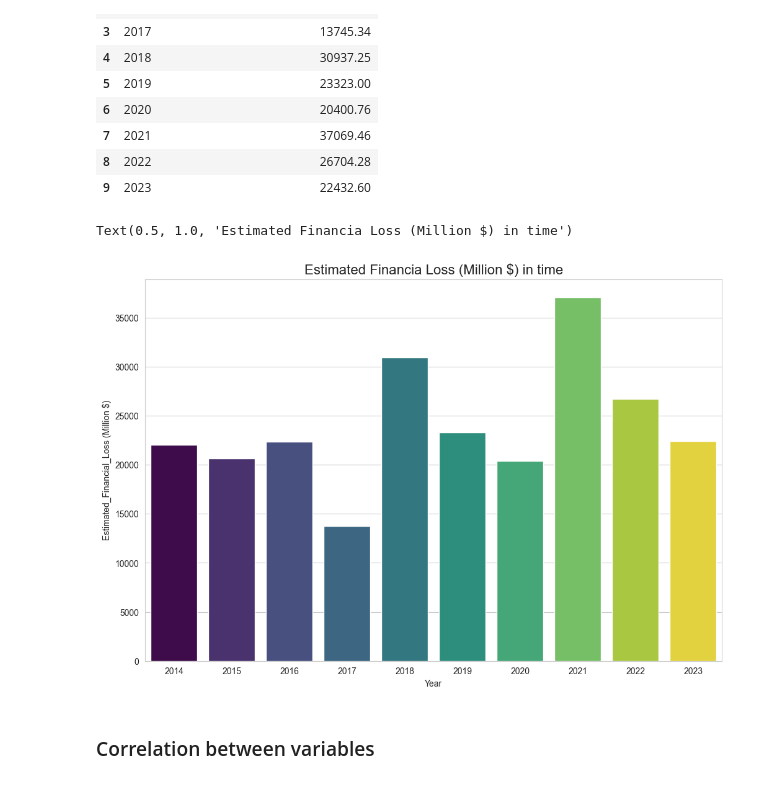
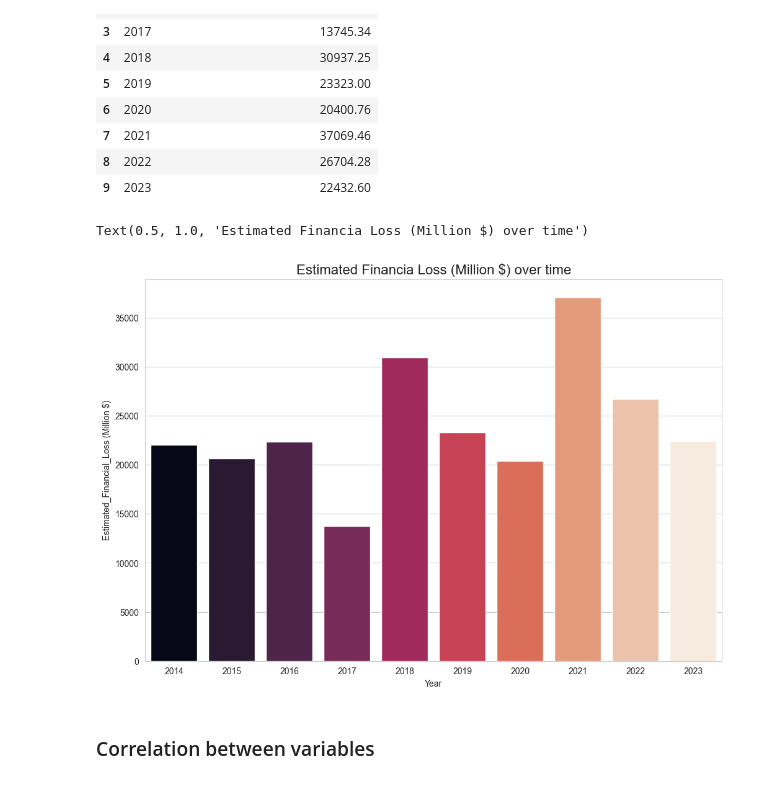
Before and after one commit to Vitor06/California-Wildfire-Demage, a Jupyter notebook: main.ipynb, the cells around one changed output. Saved outputs shown, nothing was run; the diff lists cells and outputs as text; code cells hidden in the pictures.

```diff
--- a/main.ipynb
+++ b/main.ipynb
@@ -237,11 +237,11 @@ data_set_grouped_By_Year_Sum_Estimated_Financial_Loss
 | 9 | 2023 | 22432.60 |
 # %%
 plt.figure(figsize=(12, 8))
-sns.barplot(x='Year',hue='Year',legend=False, y='Estimated_Financial_Loss (Million $)', data=data_set_grouped_By_Year_Sum_Estimated_Financial_Loss, palette='viridis')
-plt.title('Estimated Financia Loss (Million $) in time', fontsize=16)
+sns.barplot(x='Year',hue='Year',legend=False, y='Estimated_Financial_Loss (Million $)', data=data_set_grouped_By_Year_Sum_Estimated_Financial_Loss, palette='rocket')
+plt.title('Estimated Financia Loss (Million $) over time', fontsize=16)
 # %% [output]
-Text(0.5, 1.0, 'Estimated Financia Loss (Million $) in time')
+Text(0.5, 1.0, 'Estimated Financia Loss (Million $) over time')
-[figure, old version]
+[figure, new version]
 # %% [markdown]
 <h3>Correlation between variables <h3>
 # %%
```
Also changed, not shown: parts of 11 cells of this notebook.
